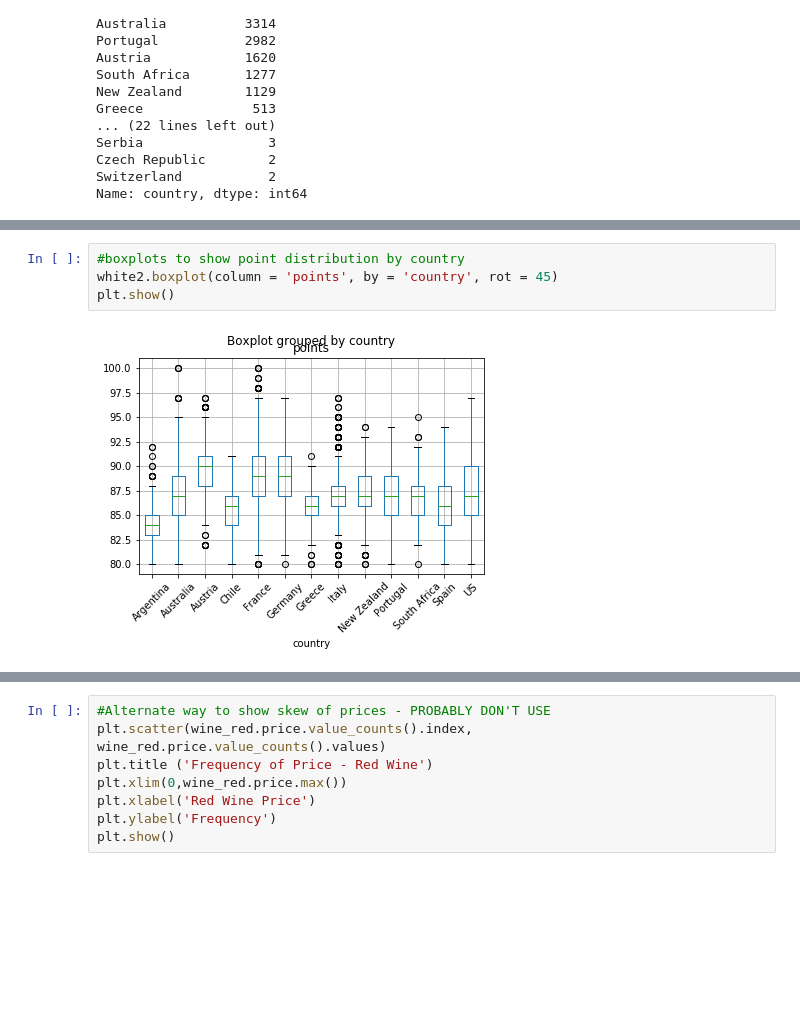
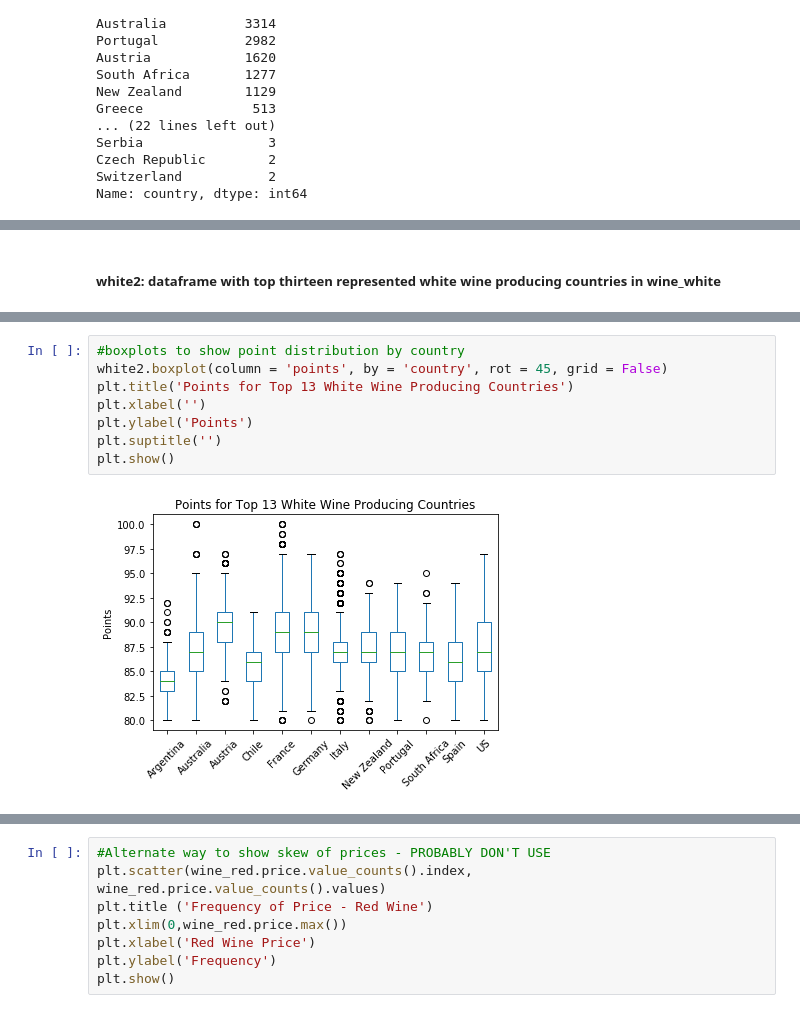
Before and after one commit to 06S197GT/SMU-Project-1, a Jupyter notebook: WineAnalysis.ipynb, the cells around one changed output, grey strips where cells are left out. Saved outputs shown, nothing was run; the diff lists cells and outputs as text; blank space fills up the shorter version.

```diff
--- a/WineAnalysis.ipynb
+++ b/WineAnalysis.ipynb
@@ -272,3 +294,5 @@ for country in wine_white.country.value_counts().index[0:12]:
+# %% [markdown]
+##### white2: dataframe with top thirteen represented white wine producing countries in wine_white
 # %%
 #create df for top thirteen wines
 mask9 = wine_white.country.isin(wine_white.country.value_counts().index[0:12])
@@ -283,9 +307,13 @@ white2.head()
 | 29 | US | Steely and perfumed, this wine se... | Babushka | 90 | 37.0 | California | Russian River Valley | Sonoma | Chardonnay | Zepaltas | ... |
 # %%
 #boxplots to show point distribution by country
-white2.boxplot(column = 'points', by = 'country', rot = 45)
+white2.boxplot(column = 'points', by = 'country', rot = 45, grid = False)
+plt.title('Points for Top 13 White Wine Producing Countries')
+plt.xlabel('')
+plt.ylabel('Points')
+plt.suptitle('')
 plt.show()
 # %% [output]
-[figure, old version]
+[figure, new version]
 # %%
 #boxplots to show price distribution by country - THIS WILL BE GOOD TO SHOW IMPACT OF OUTLIERS
```
Also changed, not shown: parts of 53 cells of this notebook, 1 other file.
